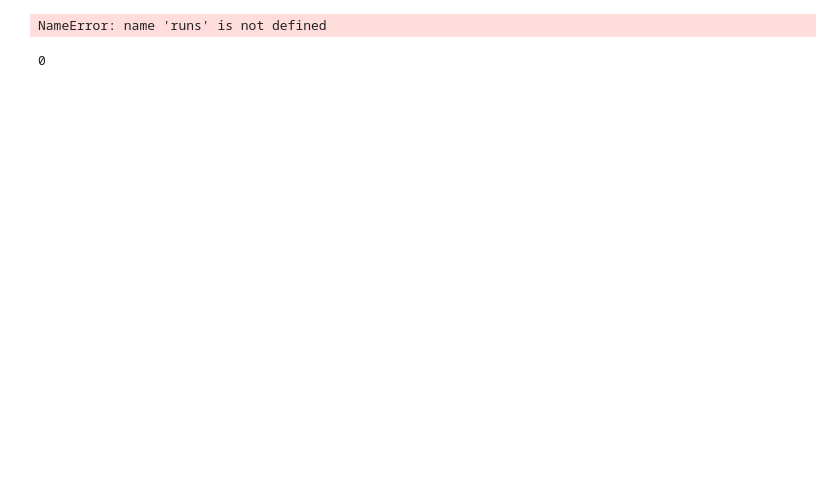
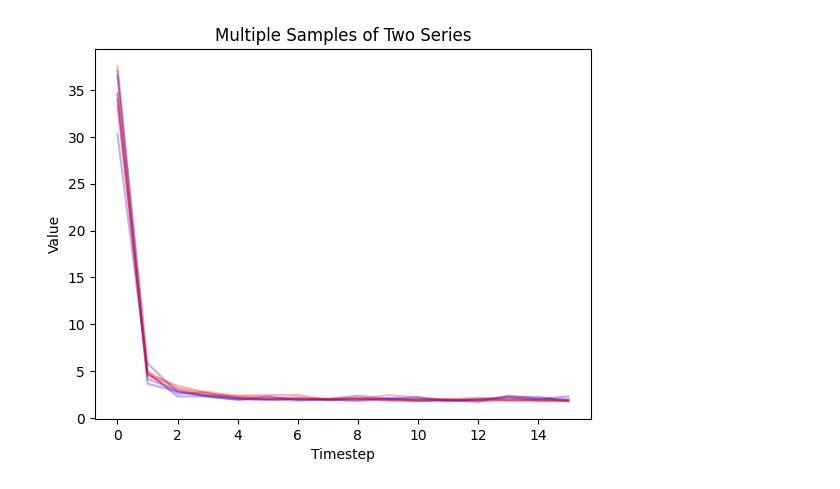
Before and after one commit to aaronma1/l1-cov, a Jupyter notebook: analysis.ipynb, the cells around one changed output. Cells and saved outputs as stored; diff of their text form; code cells hidden in the pictures; blank space fills up the shorter version.

```diff
--- a/analysis.ipynb
+++ b/analysis.ipynb
@@ -20,29 +26,0 @@ runs = read_pickle("out/mc/eigenoptions/part0_runs.pkl")
-# %%
-import sys
-
-def get_deep_size(obj, seen=None):
-    """Recursively find memory footprint of a Python object (including contents)."""
-    if seen is None:
-        seen = set()
-    obj_id = id(obj)
-    if obj_id in seen:
-        return 0
-    seen.add(obj_id)
-    size = sys.getsizeof(obj)
-
-    if isinstance(obj, dict):
-        size += sum(get_deep_size(k, seen) + get_deep_size(v, seen) for k, v in obj.items())
-    elif isinstance(obj, (list, tuple, set, frozenset)):
-        size += sum(get_deep_size(i, seen) for i in obj)
-    # Add more types if needed
-    return size
-
-# Example
-print(get_deep_size(runs))
-# %% [output]
-NameError: name 'runs' is not defined
-# %%
-import gc
-gc.collect()
-# %% [output]
-0
@@ -48,0 +52,23 @@ gc.collect()
+# %%
+l1_eig = read_pickle("out/mc_lowbins/codex/all_l1_covs.pkl")
+l1_cov = read_pickle("out/mc_lowbins/eigenoptions/all_l1_covs.pkl")
+# %%
+import matplotlib.pyplot as plt
+import numpy as np
+
+def plot_competing(runs1, runs2):
+    timesteps = np.arange(len(runs1[0]))
+    for sample in runs1:
+        plt.plot(timesteps, sample, color="blue", alpha=0.3)
+
+    for sample in runs2:
+        plt.plot(timesteps, sample, color="red", alpha=0.3)
+
+    plt.xlabel("Timestep")
+    plt.ylabel("Value")
+    plt.title("Multiple Samples of Two Series")
+    plt.show()
+
+plot_competing(l1_eig, l1_cov)
+# %% [output]
+[figure, added]
```
Also changed, not shown: parts of 5 cells of this notebook, 5 other files.
